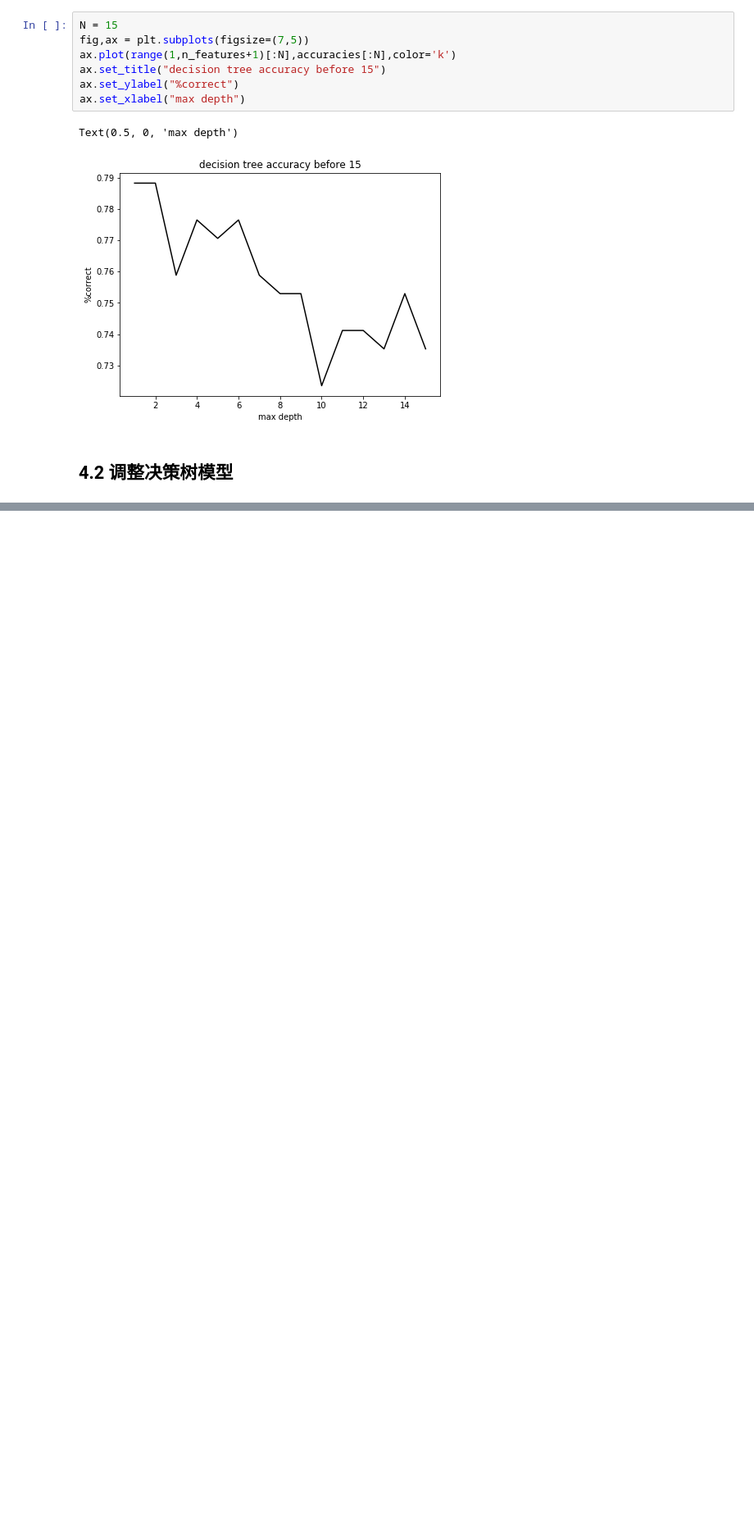
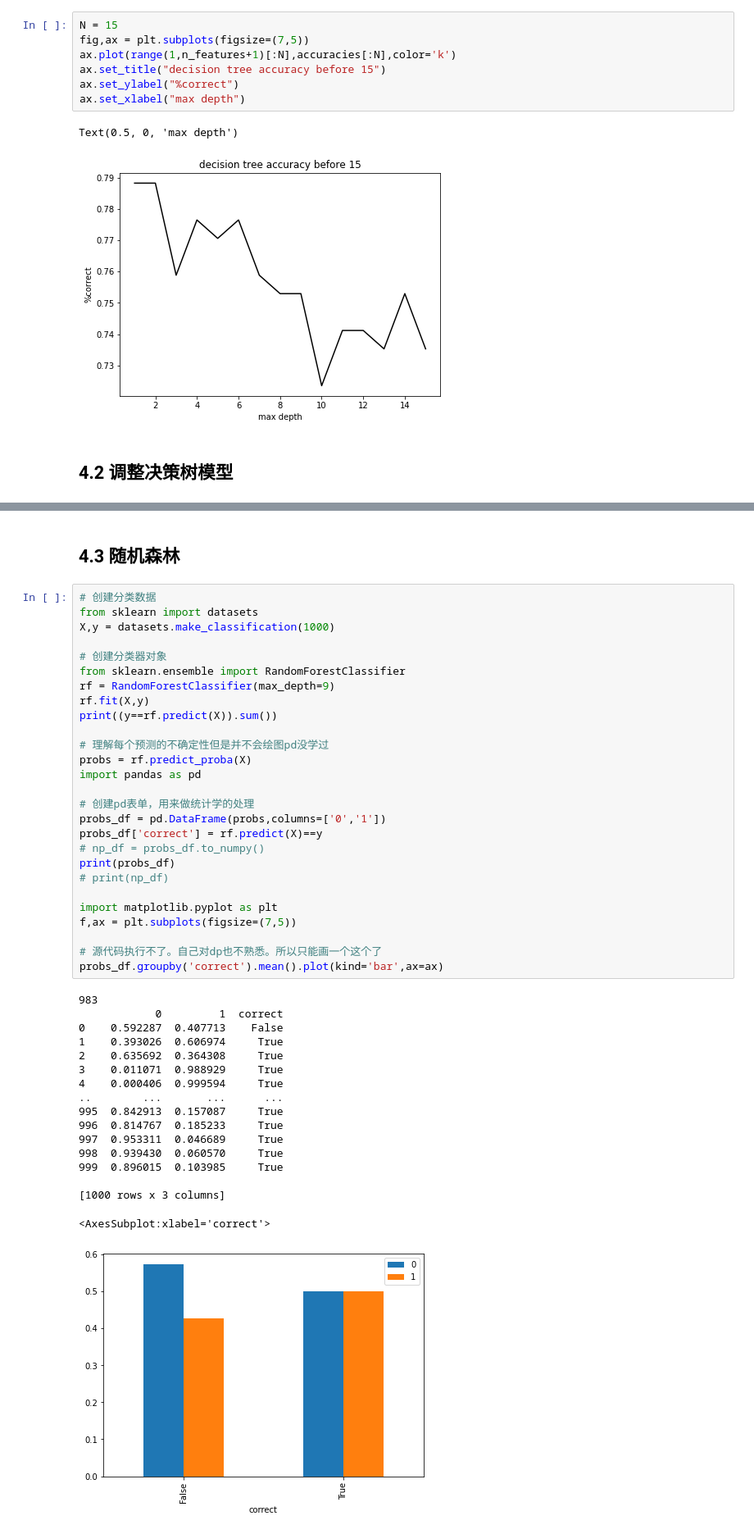
Before and after one commit to Estom/notes, a Jupyter notebook: Sklearn/sklearn-cookbook-zh/4.ipynb, the cells around one changed output, grey strips where cells are left out. Shown at 82% size. Drawn from its saved outputs; the diff is of its cells as text; blank space fills up the shorter version.

```diff
--- a/Sklearn/sklearn-cookbook-zh/4.ipynb
+++ b/Sklearn/sklearn-cookbook-zh/4.ipynb
@@ -65,0 +85,47 @@ ModuleNotFoundError: No module named 'pydot'
+# %% [markdown]
+## 4.3 随机森林
+# %%
+# 创建分类数据
+from sklearn import datasets
+X,y = datasets.make_classification(1000)
+
+# 创建分类器对象
+from sklearn.ensemble import RandomForestClassifier
+rf = RandomForestClassifier(max_depth=9)
+rf.fit(X,y)
+print((y==rf.predict(X)).sum())
+
+# 理解每个预测的不确定性但是并不会绘图pd没学过
+probs = rf.predict_proba(X)
+import pandas as pd
+
+# 创建pd表单，用来做统计学的处理
+probs_df = pd.DataFrame(probs,columns=['0','1'])
+probs_df['correct'] = rf.predict(X)==y
+# np_df = probs_df.to_numpy()
+print(probs_df)
+# print(np_df)
+
+import matplotlib.pyplot as plt
+f,ax = plt.subplots(figsize=(7,5))
+
+# 源代码执行不了。自己对dp也不熟悉。所以只能画一个这个了
+probs_df.groupby('correct').mean().plot(kind='bar',ax=ax)
+# %% [output]
+983
+            0         1  correct
+0    0.592287  0.407713    False
+1    0.393026  0.606974     True
+2    0.635692  0.364308     True
+3    0.011071  0.988929     True
+4    0.000406  0.999594     True
+..        ...       ...      ...
+995  0.842913  0.157087     True
+996  0.814767  0.185233     True
+997  0.953311  0.046689     True
+998  0.939430  0.060570     True
+999  0.896015  0.103985     True
+
+[1000 rows x 3 columns]
+<AxesSubplot:xlabel='correct'>
+[figure, added]
```
Also changed, not shown: parts of 19 cells of this notebook.
